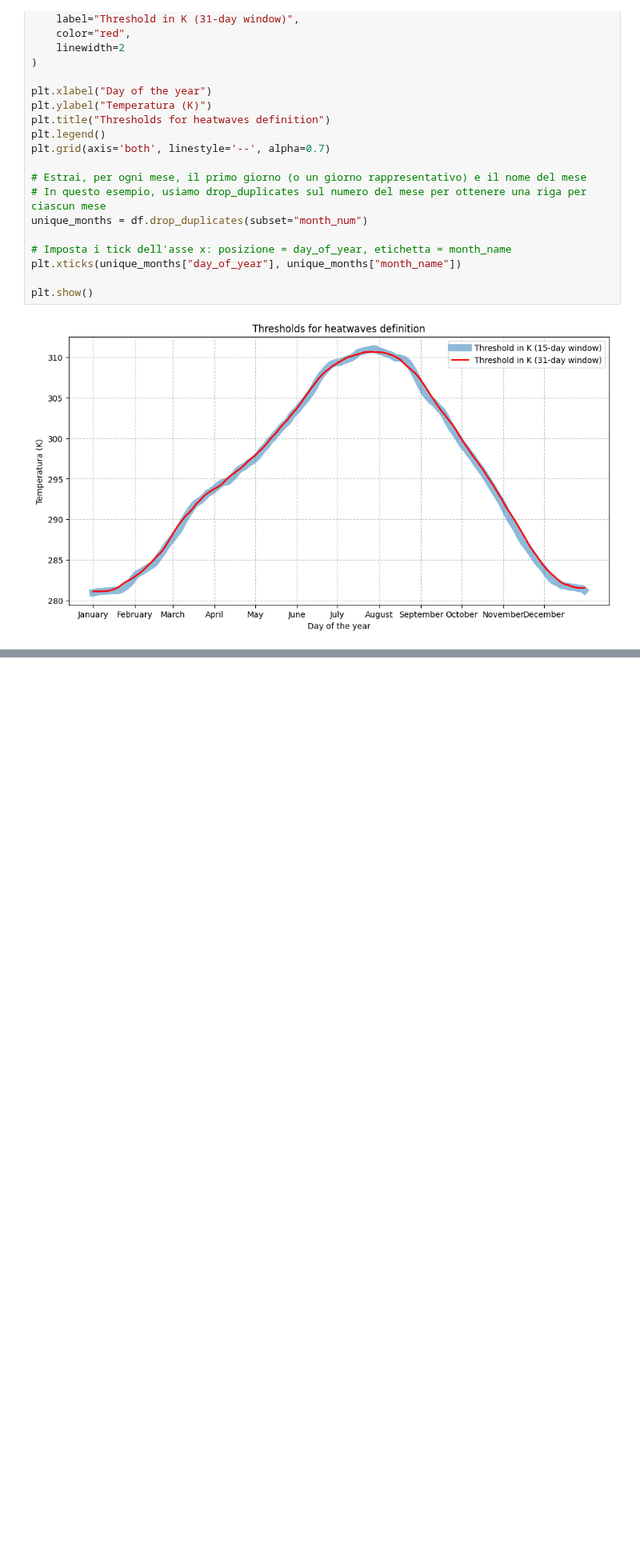
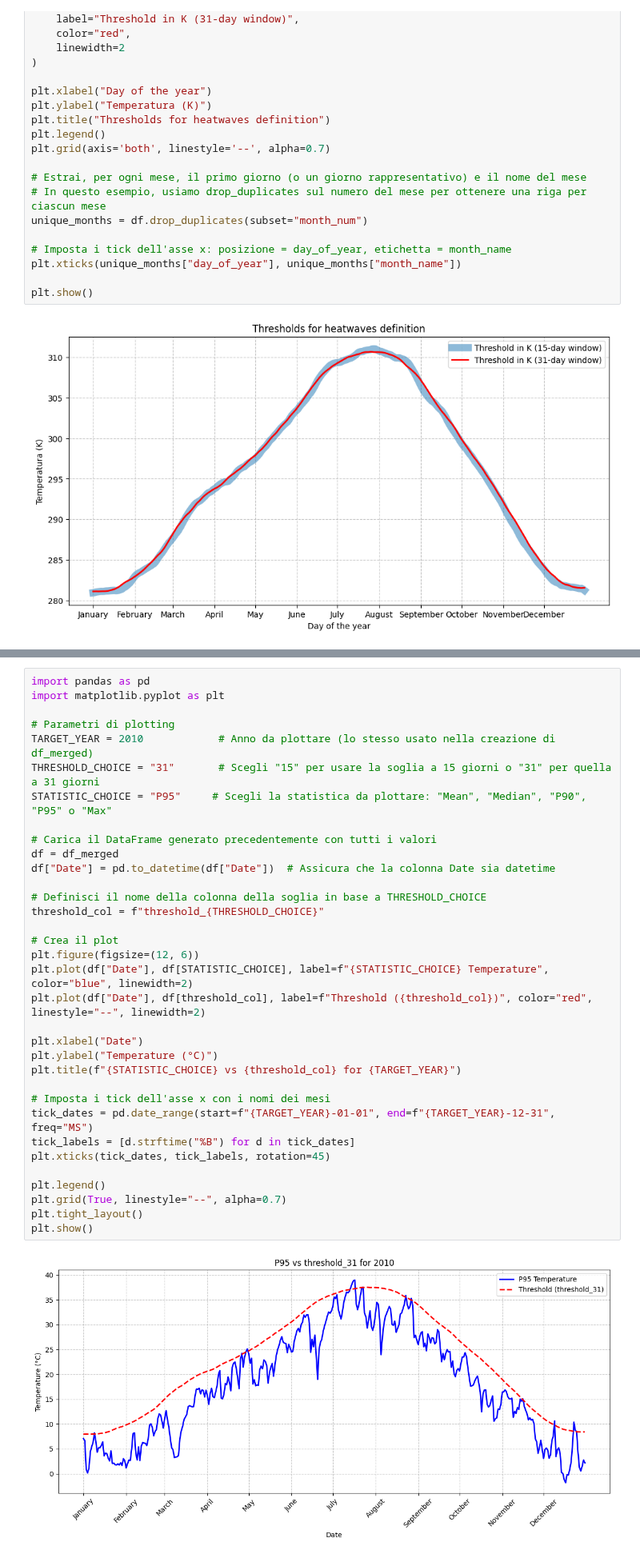
Before and after one commit to fillobissi/geoinformatics_project, a Jupyter notebook: 04_Heatwaves_identification.ipynb, the cells around one changed output, grey strips where cells are left out. Shown at 80% size. Cells and saved outputs as stored; diff of their text form; blank space fills up the shorter version.

```diff
--- a/04_Heatwaves_identification.ipynb
+++ b/04_Heatwaves_identification.ipynb
@@ -465,0 +503,36 @@ df_merged.head(50)
+# %%
+import pandas as pd
+import matplotlib.pyplot as plt
+
+# Parametri di plotting
+TARGET_YEAR = 2010            # Anno da plottare (lo stesso usato nella creazione di df_merged)
+THRESHOLD_CHOICE = "31"       # Scegli "15" per usare la soglia a 15 giorni o "31" per quella a 31 giorni
+STATISTIC_CHOICE = "P95"     # Scegli la statistica da plottare: "Mean", "Median", "P90", "P95" o "Max"
+
+# Carica il DataFrame generato precedentemente con tutti i valori
+df = df_merged
+df["Date"] = pd.to_datetime(df["Date"])  # Assicura che la colonna Date sia datetime
+
+# Definisci il nome della colonna della soglia in base a THRESHOLD_CHOICE
+threshold_col = f"threshold_{THRESHOLD_CHOICE}"
+
+# Crea il plot
+plt.figure(figsize=(12, 6))
+plt.plot(df["Date"], df[STATISTIC_CHOICE], label=f"{STATISTIC_CHOICE} Temperature", color="blue", linewidth=2)
+plt.plot(df["Date"], df[threshold_col], label=f"Threshold ({threshold_col})", color="red", linestyle="--", linewidth=2)
+
+plt.xlabel("Date")
+plt.ylabel("Temperature (°C)")
+plt.title(f"{STATISTIC_CHOICE} vs {threshold_col} for {TARGET_YEAR}")
+
+# Imposta i tick dell'asse x con i nomi dei mesi
+tick_dates = pd.date_range(start=f"{TARGET_YEAR}-01-01", end=f"{TARGET_YEAR}-12-31", freq="MS")
+tick_labels = [d.strftime("%B") for d in tick_dates]
+plt.xticks(tick_dates, tick_labels, rotation=45)
+
+plt.legend()
+plt.grid(True, linestyle="--", alpha=0.7)
+plt.tight_layout()
+plt.show()
+# %% [output]
+[figure, added]
```
Also changed, not shown: parts of 3 cells of this notebook.
